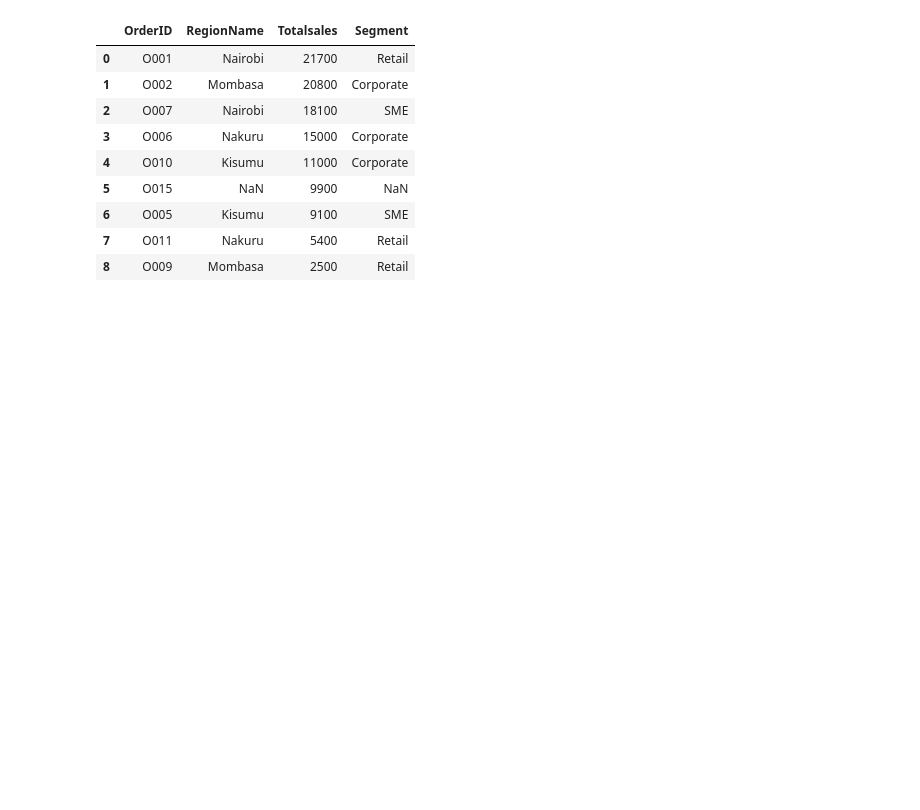
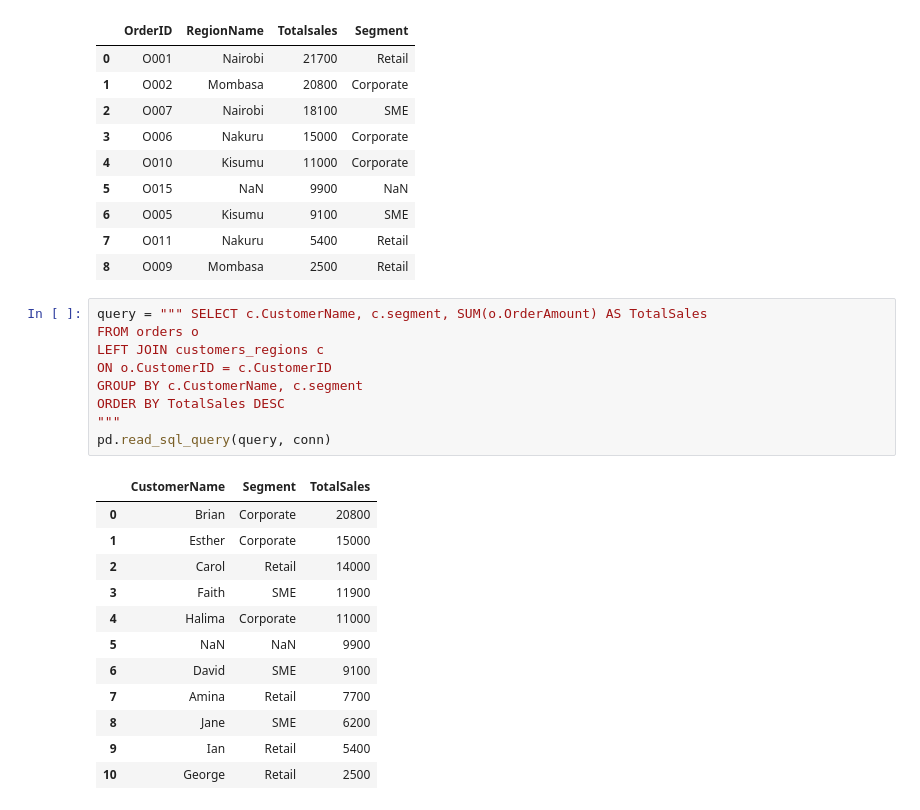
Before and after one commit to sylvainenzo/DSA2050-Week2-674139, a Jupyter notebook: DSA2050_Week2_SQL_Lab.ipynb, the cells around one changed output. Cells and saved outputs as stored; diff of their text form; blank space fills up the shorter version.

```diff
--- a/DSA2050_Week2_SQL_Lab.ipynb
+++ b/DSA2050_Week2_SQL_Lab.ipynb
@@ -475,3 +475,25 @@ pd.read_sql_query(query, conn)
 | 6 | O005 | Kisumu | 9100 | SME |
 | 7 | O011 | Nakuru | 5400 | Retail |
 | 8 | O009 | Mombasa | 2500 | Retail |
+# %%
+query = """ SELECT c.CustomerName, c.segment, SUM(o.OrderAmount) AS TotalSales
+FROM orders o
+LEFT JOIN customers_regions c
+ON o.CustomerID = c.CustomerID
+GROUP BY c.CustomerName, c.segment
+ORDER BY TotalSales DESC
+"""
+pd.read_sql_query(query, conn)
+# %% [output]
+|  | CustomerName | Segment | TotalSales |
+| 0 | Brian | Corporate | 20800 |
+| 1 | Esther | Corporate | 15000 |
+| 2 | Carol | Retail | 14000 |
+| 3 | Faith | SME | 11900 |
+| 4 | Halima | Corporate | 11000 |
+| 5 | NaN | NaN | 9900 |
+| 6 | David | SME | 9100 |
+| 7 | Amina | Retail | 7700 |
+| 8 | Jane | SME | 6200 |
+| 9 | Ian | Retail | 5400 |
+| 10 | George | Retail | 2500 |
```
